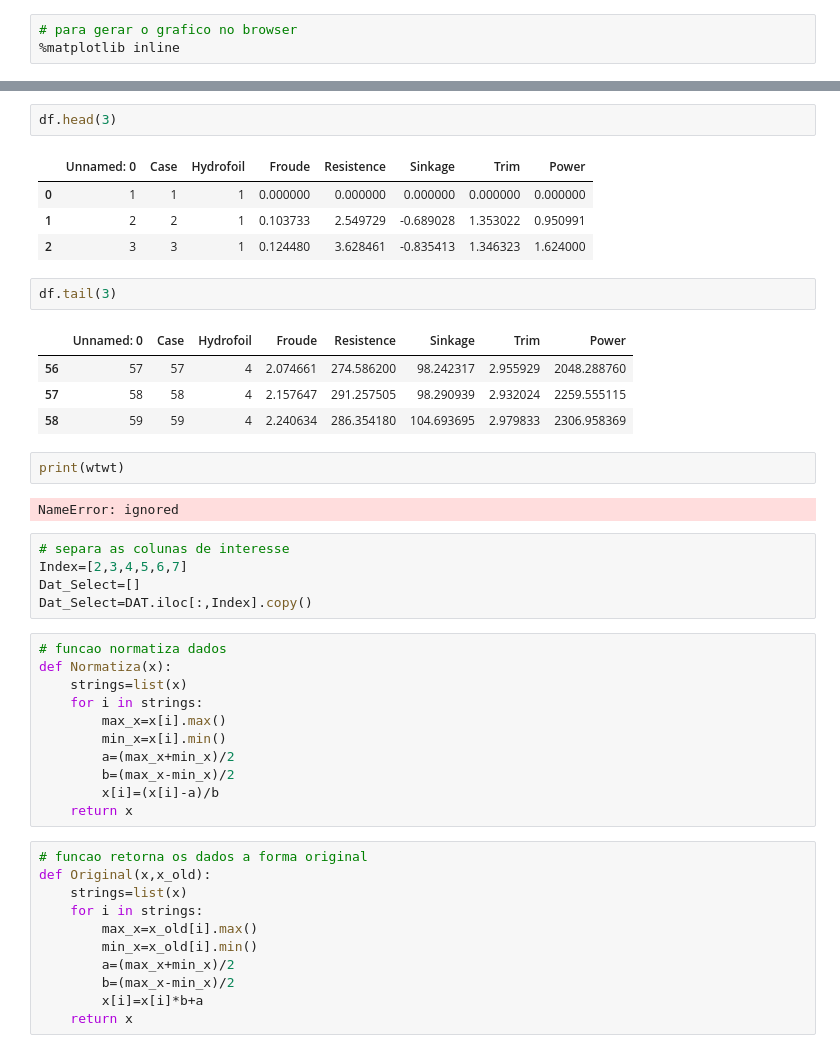
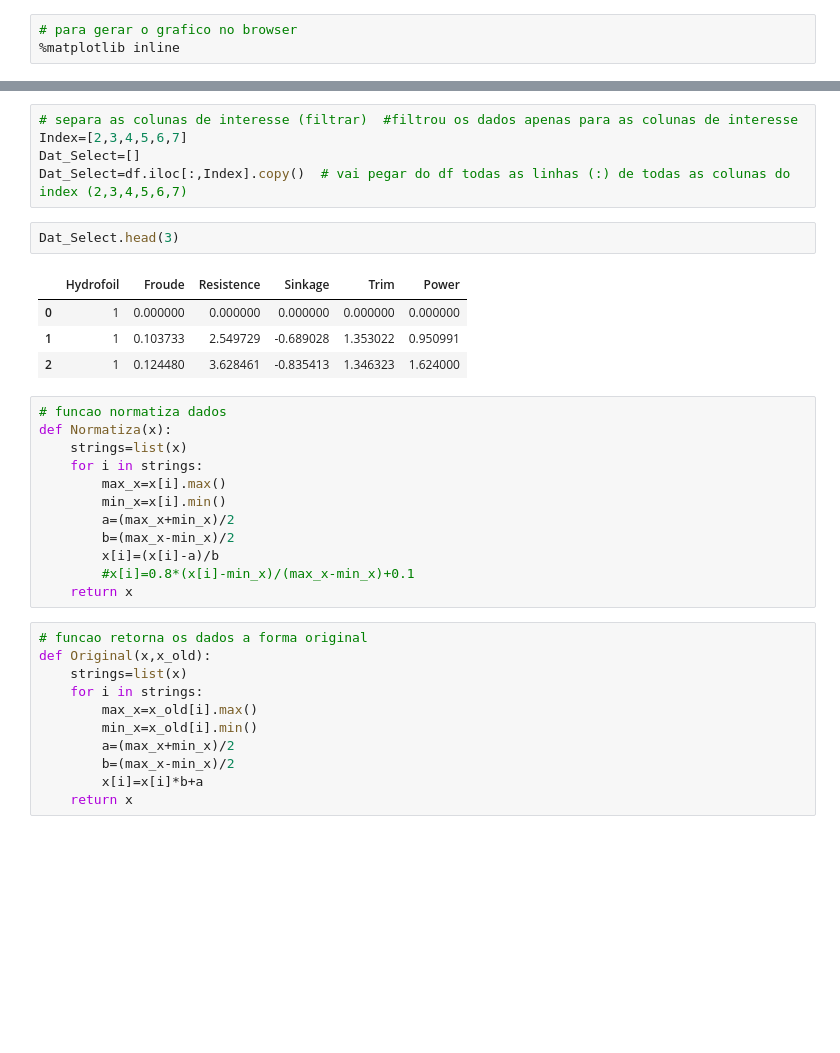
Before and after one commit to thessafuzaro/Redes_Neurais, a Jupyter notebook: ANN_Hydrofoil_abril_07_2021.ipynb, the cells around one changed output, grey strips where cells are left out. Saved outputs shown, nothing was run; the diff lists cells and outputs as text; blank space fills up the shorter version.

```diff
--- a/ANN_Hydrofoil_abril_07_2021.ipynb
+++ b/ANN_Hydrofoil_abril_07_2021.ipynb
@@ -30,26 +44,15 @@ df=pd.read_csv("Hydrofoil_ago_29_2018.csv")
+# %%
+# separa as colunas de interesse (filtrar)  #filtrou os dados apenas para as colunas de interesse
+Index=[2,3,4,5,6,7]
+Dat_Select=[]
+Dat_Select=df.iloc[:,Index].copy()  # vai pegar do df todas as linhas (:) de todas as colunas do index (2,3,4,5,6,7)
 # %%
-df.head(3)
+Dat_Select.head(3)
 # %% [output]
-|  | Unnamed: 0 | Case | Hydrofoil | Froude | Resistence | Sinkage | Trim | Power |
-| 0 | 1 | 1 | 1 | 0.000000 | 0.000000 | 0.000000 | 0.000000 | 0.000000 |
-| 1 | 2 | 2 | 1 | 0.103733 | 2.549729 | -0.689028 | 1.353022 | 0.950991 |
-| 2 | 3 | 3 | 1 | 0.124480 | 3.628461 | -0.835413 | 1.346323 | 1.624000 |
+|  | Hydrofoil | Froude | Resistence | Sinkage | Trim | Power |
+| 0 | 1 | 0.000000 | 0.000000 | 0.000000 | 0.000000 | 0.000000 |
+| 1 | 1 | 0.103733 | 2.549729 | -0.689028 | 1.353022 | 0.950991 |
+| 2 | 1 | 0.124480 | 3.628461 | -0.835413 | 1.346323 | 1.624000 |
-# %%
-df.tail(3)
-# %% [output]
-|  | Unnamed: 0 | Case | Hydrofoil | Froude | Resistence | Sinkage | Trim | Power |
-| 56 | 57 | 57 | 4 | 2.074661 | 274.586200 | 98.242317 | 2.955929 | 2048.288760 |
-| 57 | 58 | 58 | 4 | 2.157647 | 291.257505 | 98.290939 | 2.932024 | 2259.555115 |
-| 58 | 59 | 59 | 4 | 2.240634 | 286.354180 | 104.693695 | 2.979833 | 2306.958369 |
-# %%
-print(wtwt)
-# %% [output]
-NameError: ignored
-# %%
-# separa as colunas de interesse
-Index=[2,3,4,5,6,7]
-Dat_Select=[]
-Dat_Select=DAT.iloc[:,Index].copy()
 # %%
 # funcao normatiza dados
 def Normatiza(x):
@@ -60,6 +63,7 @@ def Normatiza(x):
         a=(max_x+min_x)/2
         b=(max_x-min_x)/2
         x[i]=(x[i]-a)/b
+        #x[i]=0.8*(x[i]-min_x)/(max_x-min_x)+0.1
     return x
 # %%
 # funcao retorna os dados a forma original
```
Also changed, not shown: parts of 19 cells of this notebook.
